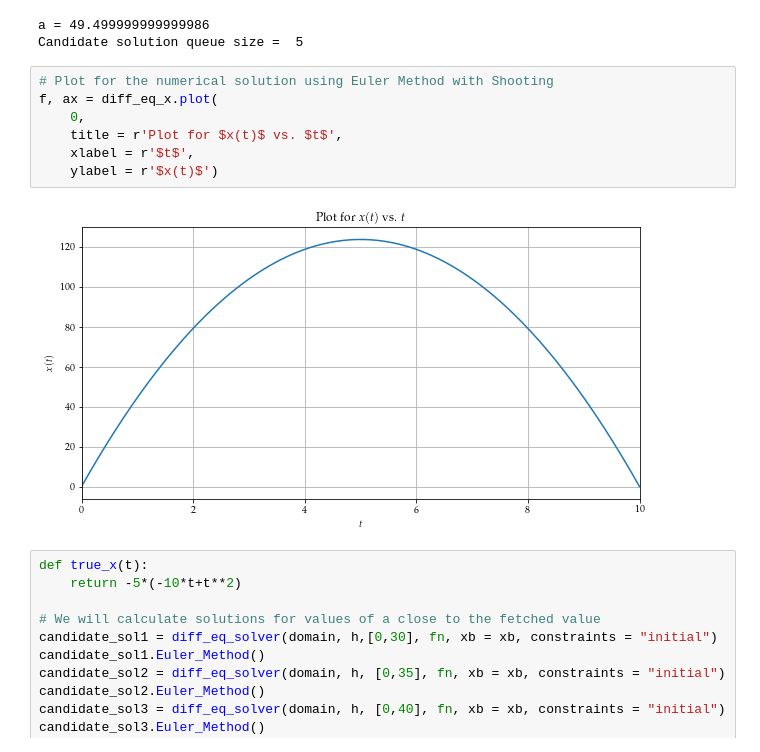
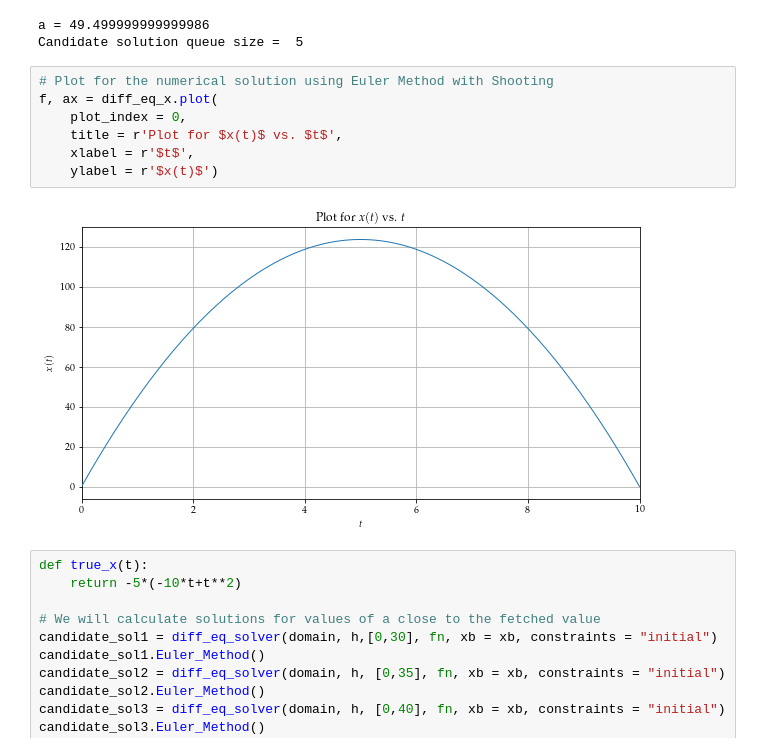
Before and after one commit to oven8/Computational-Physics-2024, a Jupyter notebook: Untitled Folder/Sambit-Computational-Physics-A2.ipynb, the cells around one changed output. Saved outputs shown, nothing was run; the diff lists cells and outputs as text.

```diff
--- a/Untitled Folder/Sambit-Computational-Physics-A2.ipynb
+++ b/Untitled Folder/Sambit-Computational-Physics-A2.ipynb
@@ -348,12 +505,12 @@ Candidate solution queue size =  5
 # %%
 # Plot for the numerical solution using Euler Method with Shooting
 f, ax = diff_eq_x.plot(
-    0,
+    plot_index = 0,
     title = r'Plot for $x(t)$ vs. $t$',
     xlabel = r'$t$',
     ylabel = r'$x(t)$')
 # %% [output]
-[figure, old version]
+[figure, new version]
 # %%
 def true_x(t):
     return -5*(-10*t+t**2)
```
Also changed, not shown: parts of 66 cells of this notebook, 18 other files.
